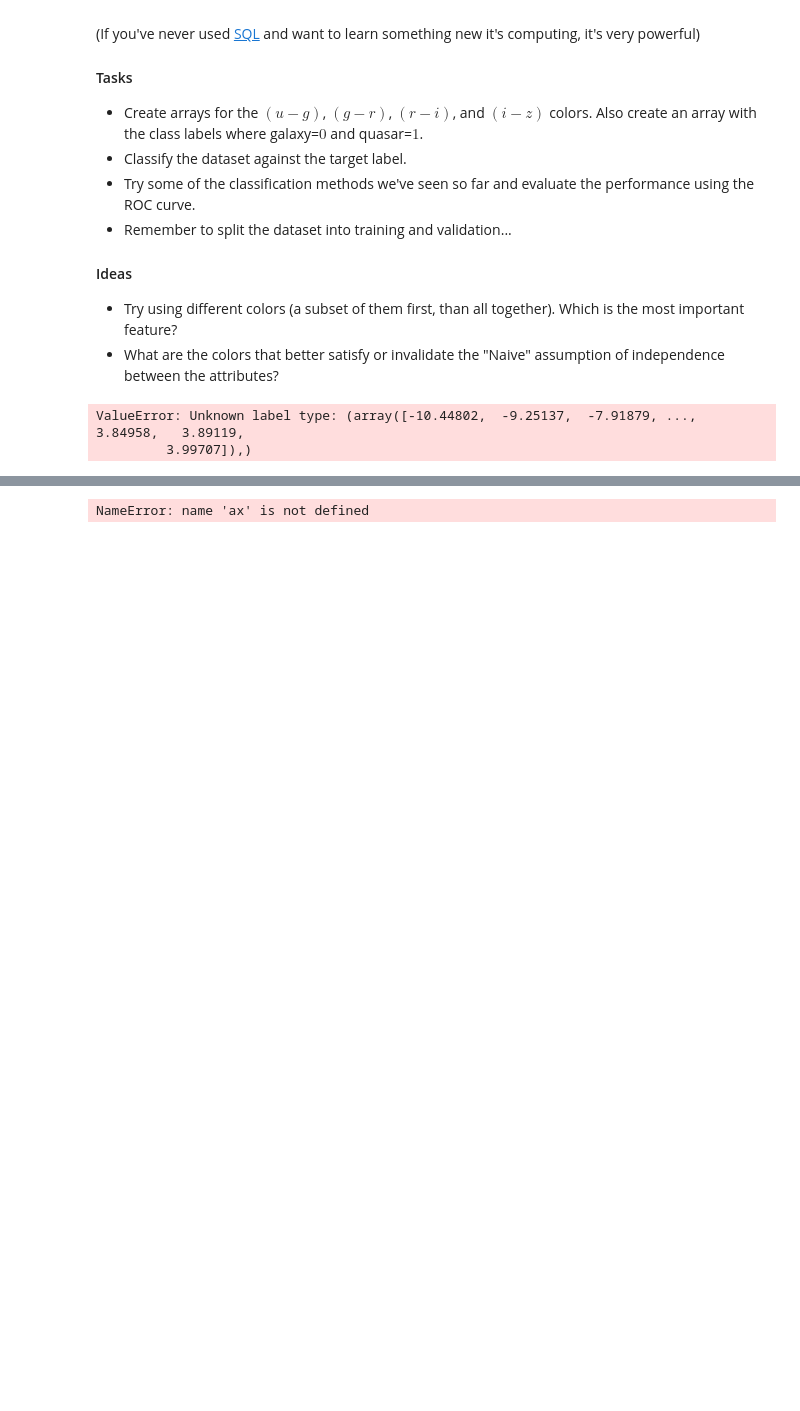
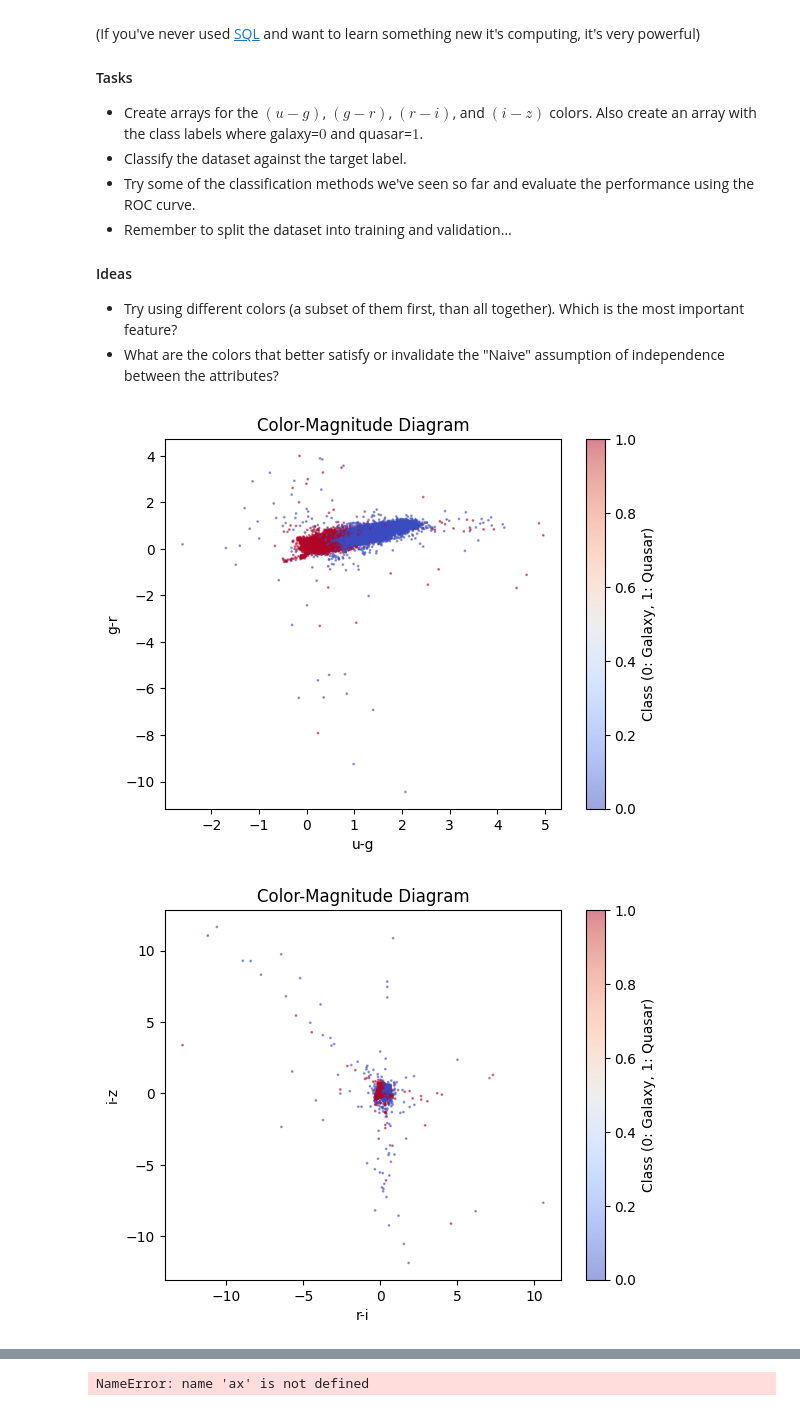
Before and after one commit to Lzotti/astrostatistics_bicocca_2025, a Jupyter notebook: working/src/working/L_19_esercizi.ipynb, the cells around one changed output, grey strips where cells are left out. Saved outputs shown, nothing was run; the diff lists cells and outputs as text; code cells hidden in the pictures; blank space fills up the shorter version.

```diff
--- a/working/src/working/L_19_esercizi.ipynb
+++ b/working/src/working/L_19_esercizi.ipynb
@@ -54,11 +54,44 @@ labels[idx] = 1
 # %%
 from sklearn.naive_bayes import GaussianNB
 from sklearn.model_selection import train_test_split
 
 u_g = u_g.reshape(-1, 1)
 g_r = g_r.reshape(-1, 1)
-gnb = GaussianNB()
-gnb.fit(u_g,g_r)
+r_i = r_i.reshape(-1, 1)
+i_z = i_z.reshape(-1, 1)
+
+plt.scatter(u_g, g_r, c=labels, s=1, cmap='coolwarm', alpha=0.5)
+plt.xlabel('u-g')
+plt.ylabel('g-r')
+plt.title('Color-Magnitude Diagram')
+plt.colorbar(label='Class (0: Galaxy, 1: Quasar)')
+plt.show()
+
+plt.figure()
+
+plt.scatter(r_i, i_z, c=labels, s=1, cmap='coolwarm', alpha=0.5)
+plt.xlabel('r-i')
+plt.ylabel('i-z')
+plt.title('Color-Magnitude Diagram')
+plt.colorbar(label='Class (0: Galaxy, 1: Quasar)')
+plt.show()
+
+plt.figure()
+plt.scatter(u_g, r_i, c=labels, s=1, cmap='coolwarm', alpha=0.5)
+plt.xlabel('u-g')
+plt.ylabel('r-i')
+plt.title('Color-Magnitude Diagram')
+plt.colorbar(label='Class (0: Galaxy, 1: Quasar)')
+plt.show()
+
+
+plt.figure()
+plt.scatter(g_r, i_z, c=labels, s=1, cmap='coolwarm', alpha=0.5)
+plt.xlabel('g-r')
+plt.ylabel('i-z')
+plt.title('Color-Magnitude Diagram')
+plt.colorbar(label='Class (0: Galaxy, 1: Quasar)')
+plt.show()
 # %% [output]
-ValueError: Unknown label type: (array([-10.44802,  -9.25137,  -7.91879, ...,   3.84958,   3.89119,
-         3.99707]),)
+[figure, added]
+[figure, added]
```
Also changed, not shown: parts of 5 cells of this notebook.
